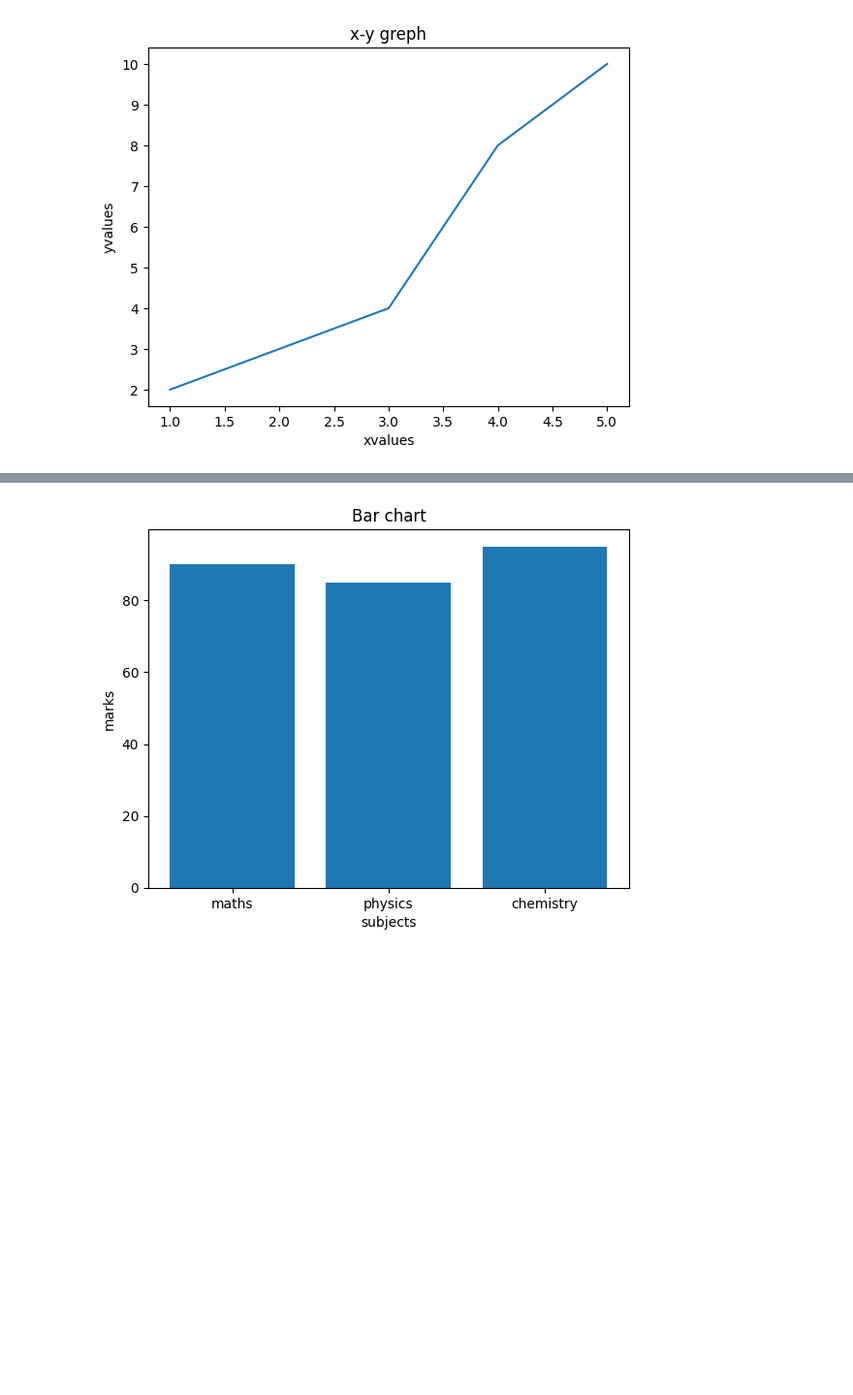
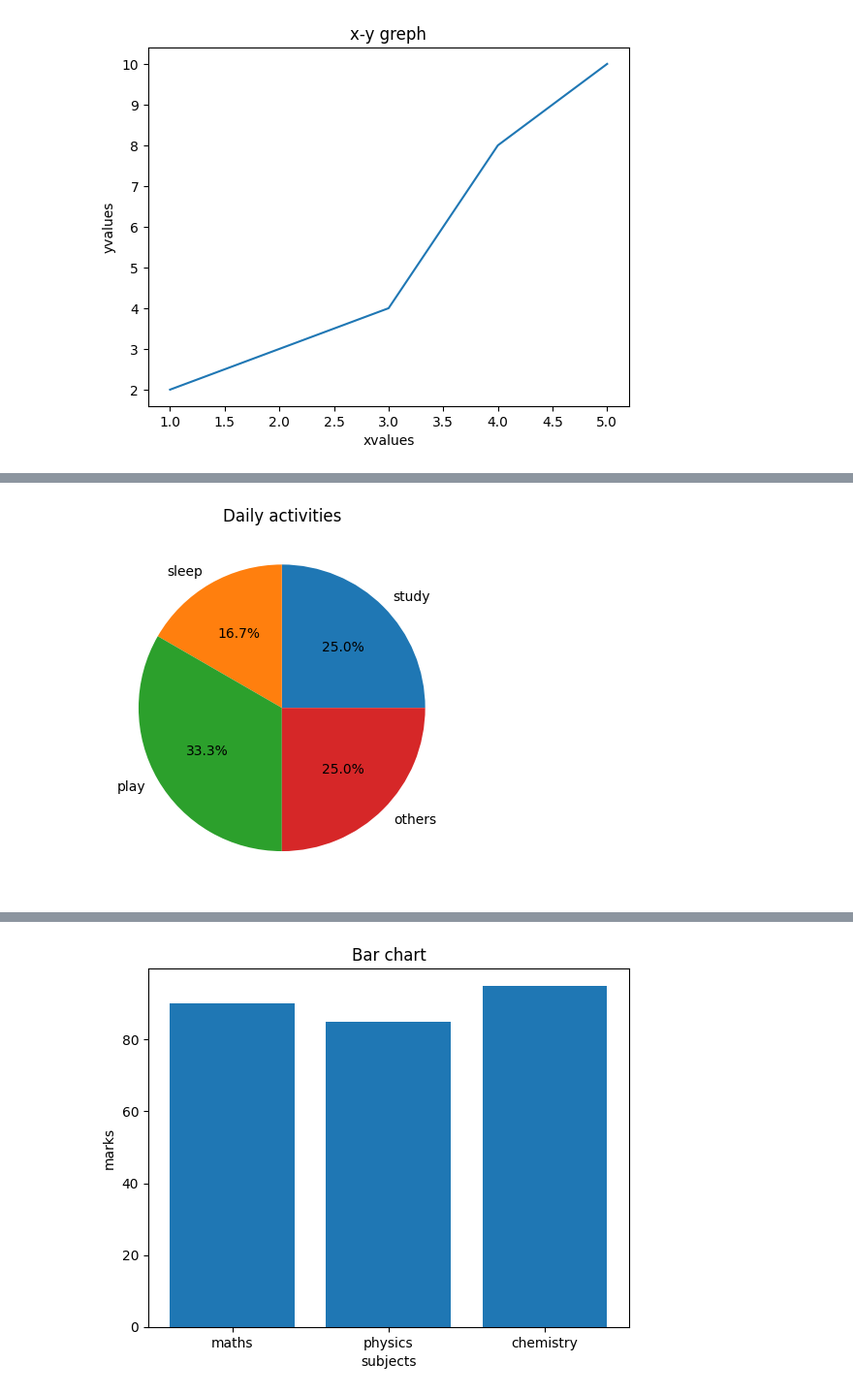
Before and after one commit to safiyaruhi/2025-2026-Even--AI-DS-safiya-ruhi-4073-, a Jupyter notebook: week_2(10-02-26).ipynb, the cells around one changed output, grey strips where cells are left out. Shown at 97% size. Drawn from its saved outputs; the diff is of its cells as text; code cells hidden in the pictures; blank space fills up the shorter version.

```diff
--- a/week_2(10-02-26).ipynb
+++ b/week_2(10-02-26).ipynb
@@ -334,0 +346,10 @@ plt.show()
+# %%
+#PIE CHART
+import matplotlib.pyplot as plt
+activities=['study','sleep','play','others']
+hours=[6,4,8,6]
+plt.pie(hours,labels=activities,autopct="%1.1f%%")
+plt.title("Daily activities")
+plt.show()
+# %% [output]
+[figure, added]
```
Also changed, not shown: parts of 2 cells of this notebook.
